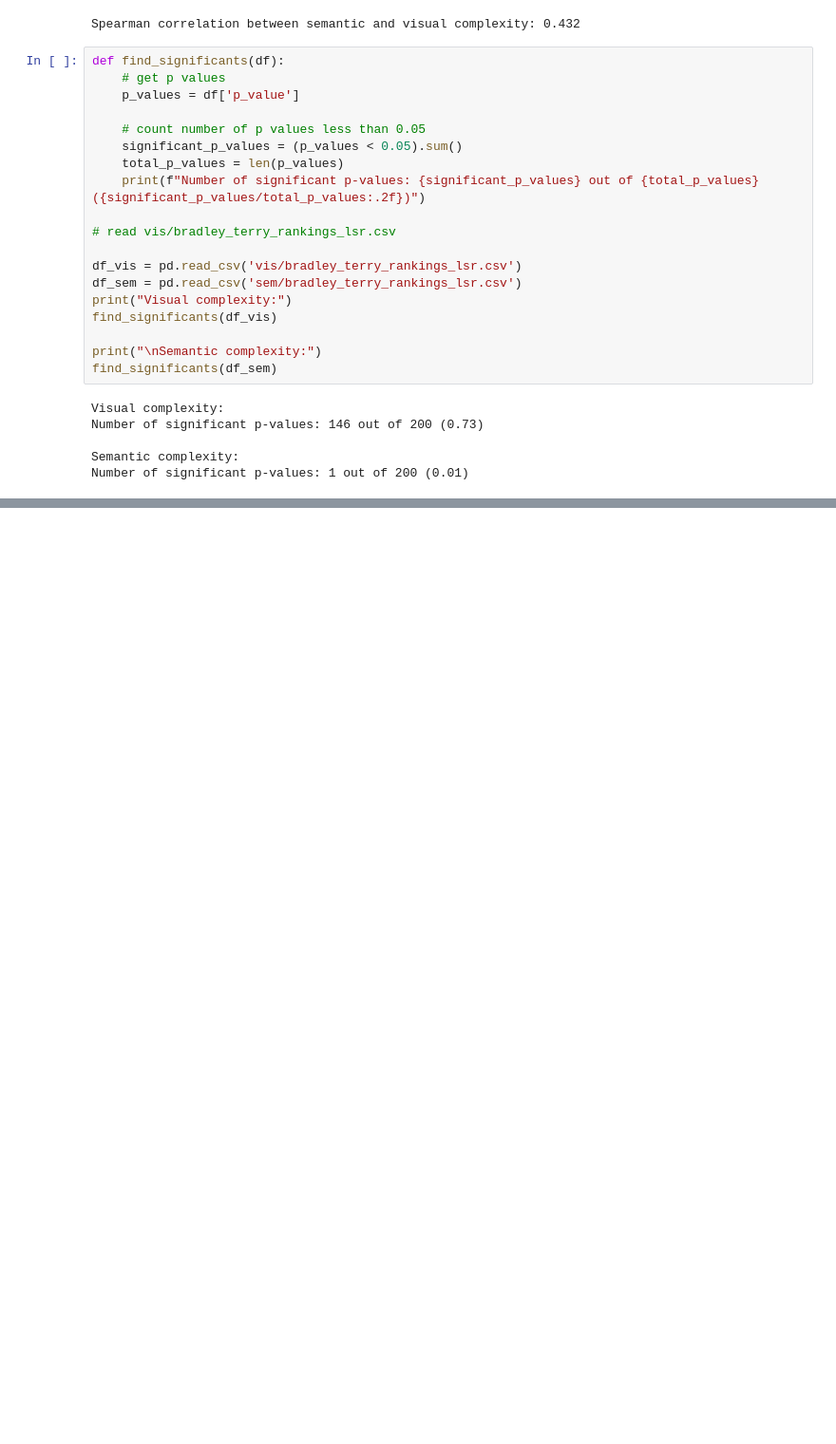
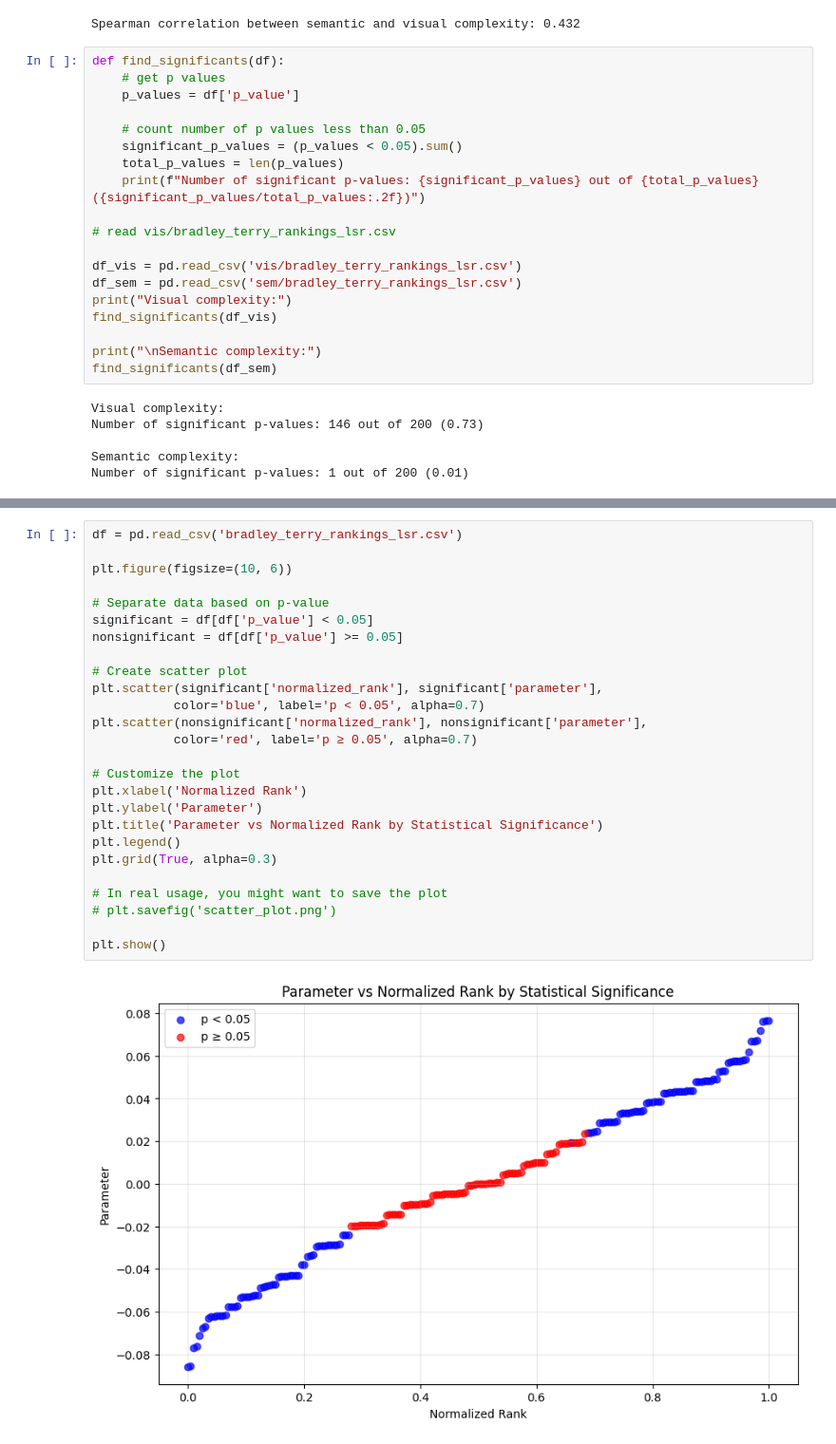
Before and after one commit to KarahanS/Visual-Genome-Python-Driver, a Jupyter notebook: notebooks/experiment/data/data_reader.ipynb, the cells around one changed output, grey strips where cells are left out. Shown at 95% size. Drawn from its saved outputs; the diff is of its cells as text; blank space fills up the shorter version.

```diff
--- a/notebooks/experiment/data/data_reader.ipynb
+++ b/notebooks/experiment/data/data_reader.ipynb
@@ -419,0 +531,28 @@ Number of significant p-values: 1 out of 200 (0.01)
+# %%
+df = pd.read_csv('bradley_terry_rankings_lsr.csv')
+
+plt.figure(figsize=(10, 6))
+
+# Separate data based on p-value
+significant = df[df['p_value'] < 0.05]
+nonsignificant = df[df['p_value'] >= 0.05]
+
+# Create scatter plot
+plt.scatter(significant['normalized_rank'], significant['parameter'],
+           color='blue', label='p < 0.05', alpha=0.7)
+plt.scatter(nonsignificant['normalized_rank'], nonsignificant['parameter'],
+           color='red', label='p ≥ 0.05', alpha=0.7)
+
+# Customize the plot
+plt.xlabel('Normalized Rank')
+plt.ylabel('Parameter')
+plt.title('Parameter vs Normalized Rank by Statistical Significance')
+plt.legend()
+plt.grid(True, alpha=0.3)
+
+# In real usage, you might want to save the plot
+# plt.savefig('scatter_plot.png')
+
+plt.show()
+# %% [output]
+[figure, added]
```
Also changed, not shown: parts of 9 cells of this notebook, 14 other files.
